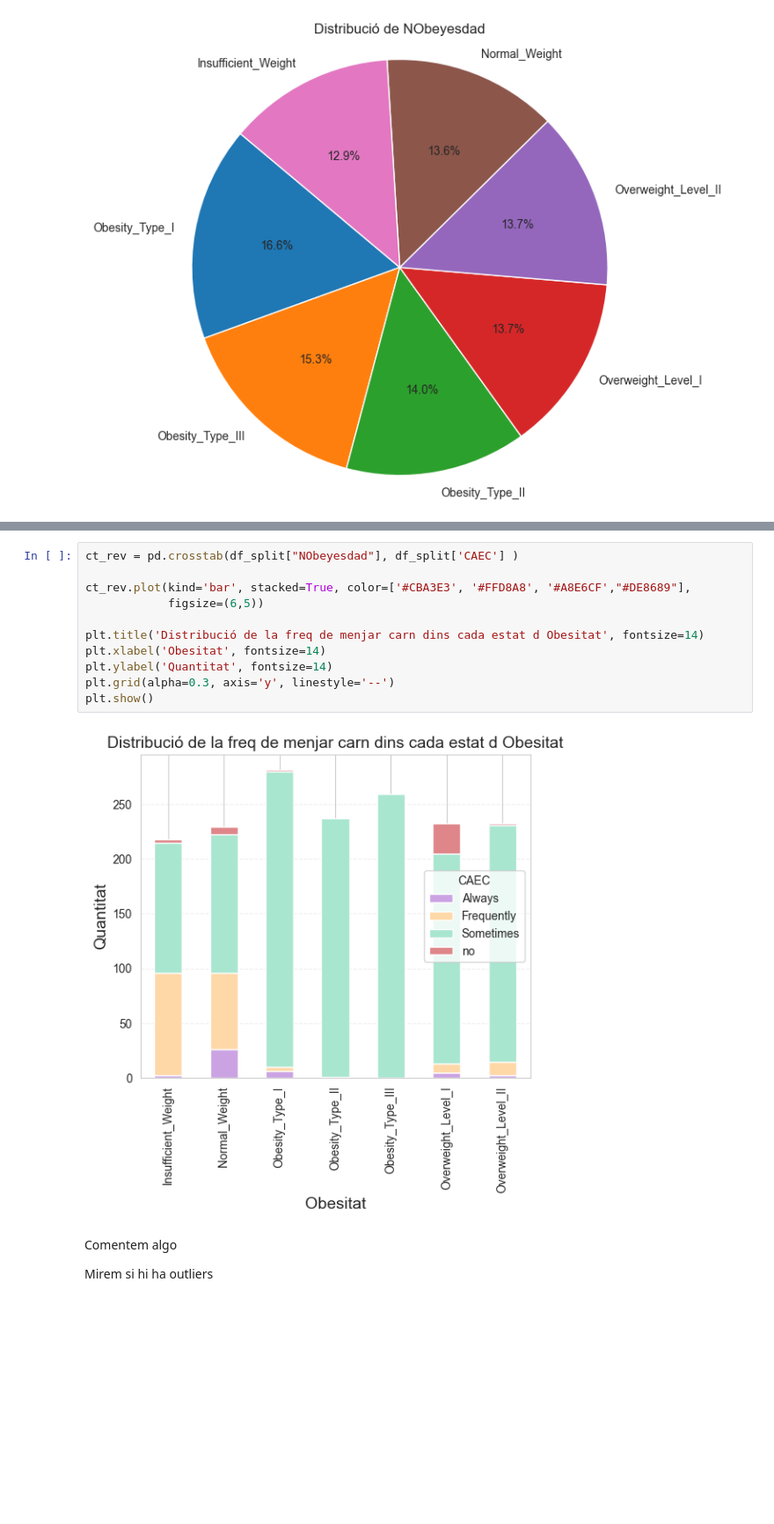
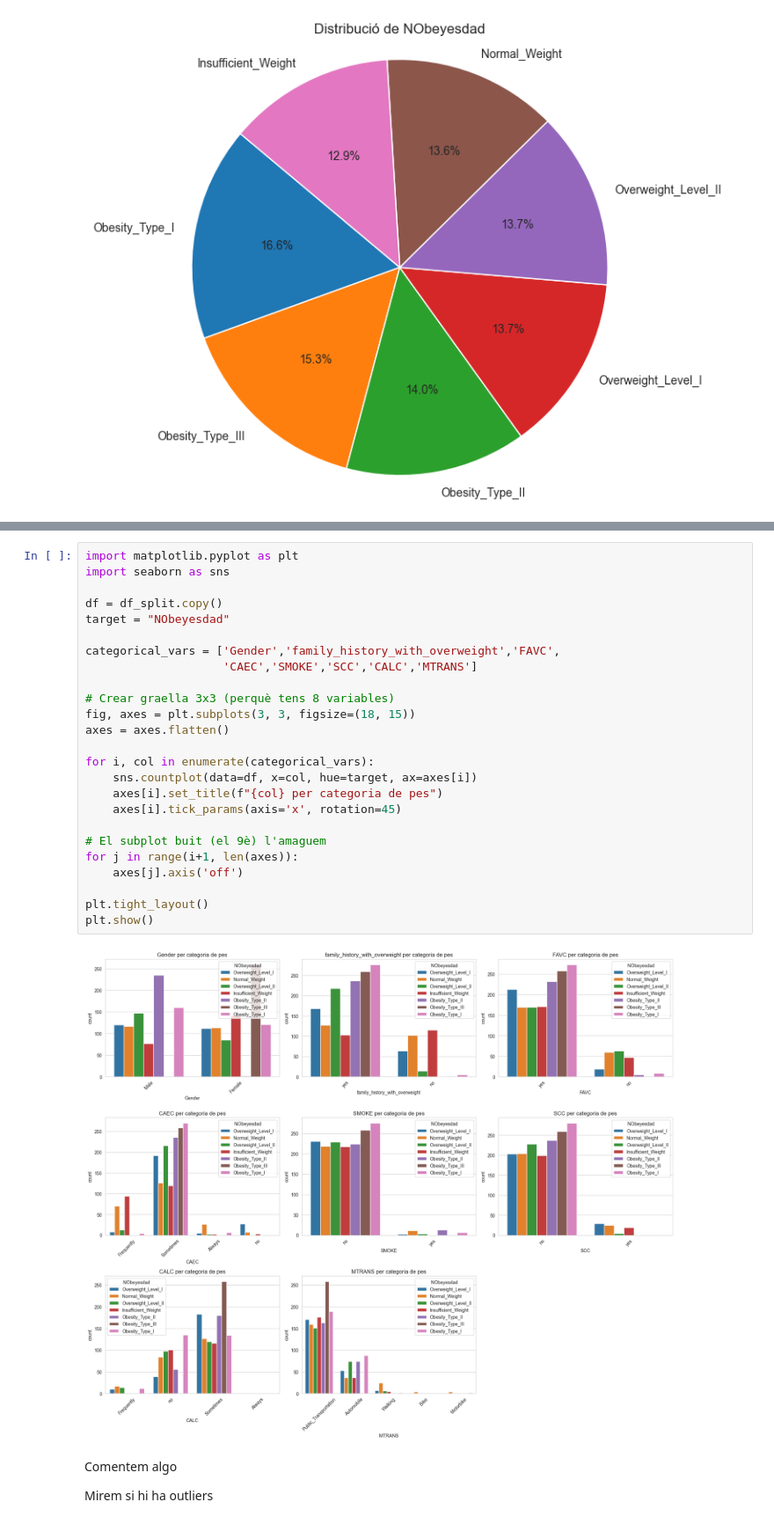
Before and after one commit to natalianavarroriera/Obesitat-APC, a Jupyter notebook: cas_kaggle_classificacio TOTES VARIABLES.ipynb, the cells around one changed output, grey strips where cells are left out. Shown at 88% size. Drawn from its saved outputs; the diff is of its cells as text; blank space fills up the shorter version.

```diff
--- a/cas_kaggle_classificacio TOTES VARIABLES.ipynb
+++ b/cas_kaggle_classificacio TOTES VARIABLES.ipynb
@@ -280,16 +252,30 @@ plt.show()
-# %%
-ct_rev = pd.crosstab(df_split["NObeyesdad"], df_split['CAEC'] )
-
-ct_rev.plot(kind='bar', stacked=True, color=['#CBA3E3', '#FFD8A8', '#A8E6CF',"#DE8689"],
-            figsize=(6,5))
-
-plt.title('Distribució de la freq de menjar carn dins cada estat d Obesitat', fontsize=14)
-plt.xlabel('Obesitat', fontsize=14)
-plt.ylabel('Quantitat', fontsize=14)
-plt.grid(alpha=0.3, axis='y', linestyle='--')
-plt.show()
-# %% [output]
-[figure, removed]
+# %%
+import matplotlib.pyplot as plt
+import seaborn as sns
+
+df = df_split.copy()
+target = "NObeyesdad"
+
+categorical_vars = ['Gender','family_history_with_overweight','FAVC',
+                    'CAEC','SMOKE','SCC','CALC','MTRANS']
+
+# Crear graella 3x3 (perquè tens 8 variables)
+fig, axes = plt.subplots(3, 3, figsize=(18, 15))
+axes = axes.flatten()
+
+for i, col in enumerate(categorical_vars):
+    sns.countplot(data=df, x=col, hue=target, ax=axes[i])
+    axes[i].set_title(f"{col} per categoria de pes")
+    axes[i].tick_params(axis='x', rotation=45)
+
+# El subplot buit (el 9è) l'amaguem
+for j in range(i+1, len(axes)):
+    axes[j].axis('off')
+
+plt.tight_layout()
+plt.show()
+# %% [output]
+[figure, added]
 # %% [markdown]
 Comentem algo
 
```
Also changed, not shown: parts of 2 cells of this notebook, 1 other file.
